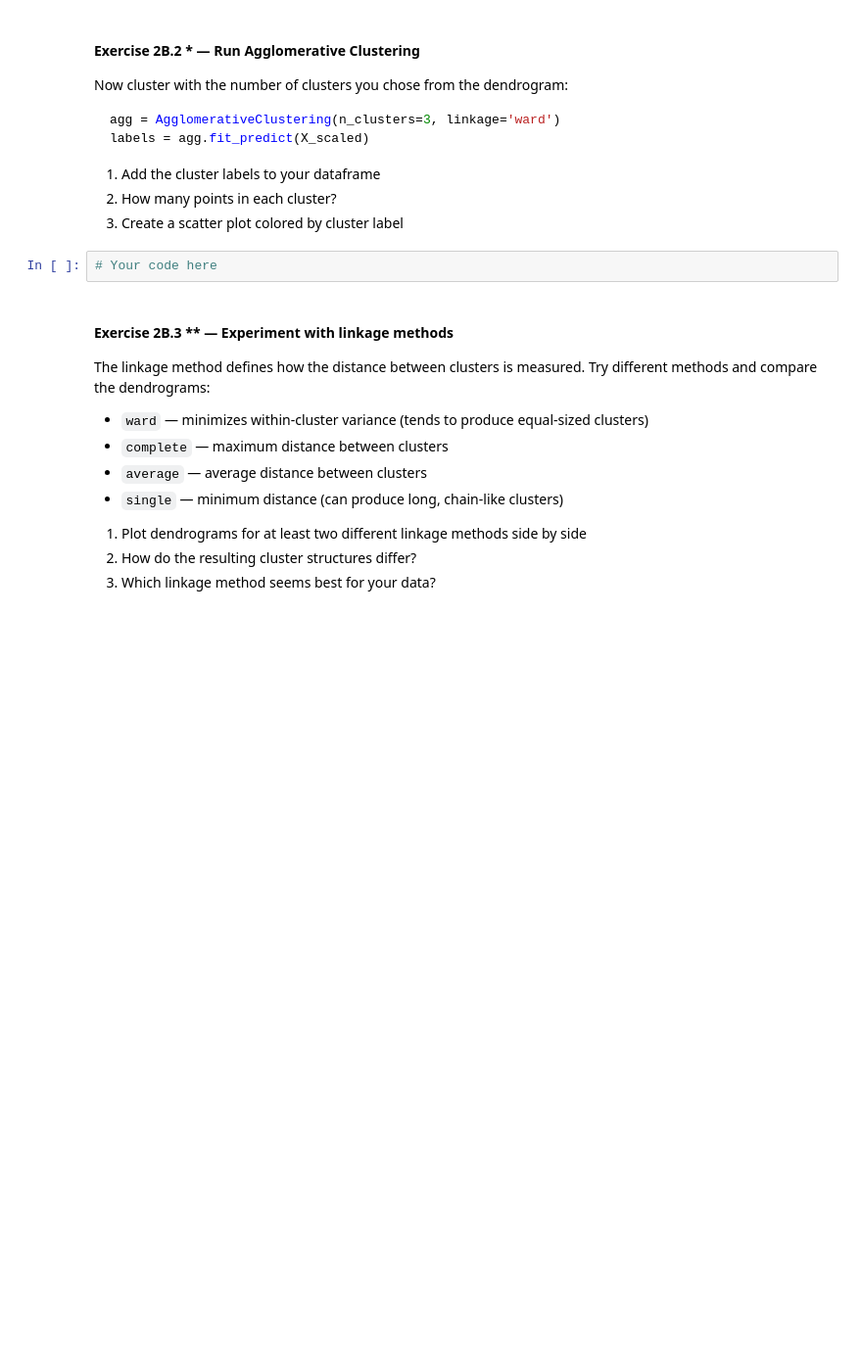
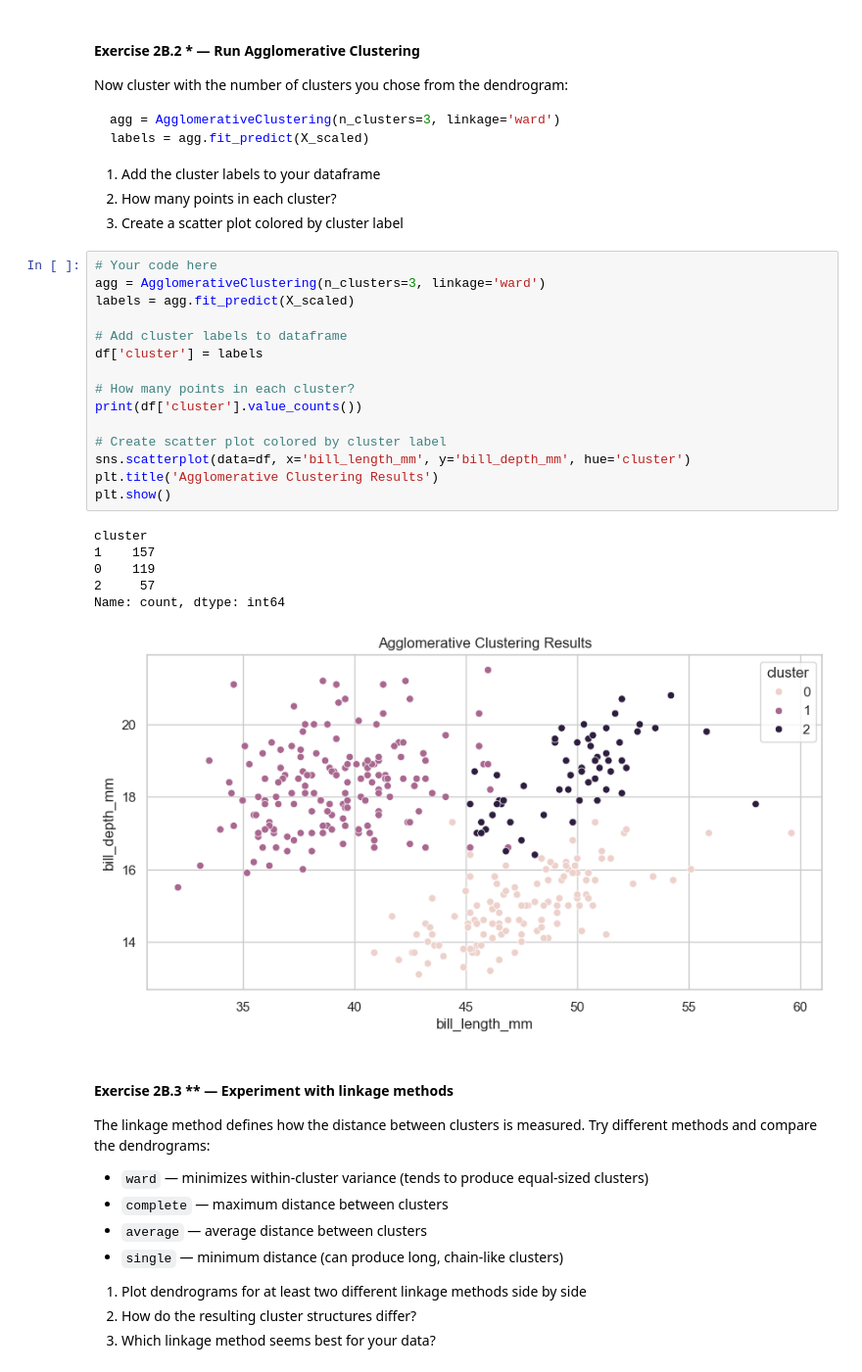
Before and after one commit to NootNoot583/Workshop-UML, a Jupyter notebook: unsupervised_ml_workshop.ipynb, the cells around one changed output. Shown at 98% size. Drawn from its saved outputs; the diff is of its cells as text; blank space fills up the shorter version.

```diff
--- a/unsupervised_ml_workshop.ipynb
+++ b/unsupervised_ml_workshop.ipynb
@@ -356,8 +365,28 @@ labels = agg.fit_predict(X_scaled)
 1. Add the cluster labels to your dataframe
 2. How many points in each cluster?
 3. Create a scatter plot colored by cluster label
-# %%
-# Your code here
+# %%
+# Your code here
+agg = AgglomerativeClustering(n_clusters=3, linkage='ward')
+labels = agg.fit_predict(X_scaled)
+
+# Add cluster labels to dataframe
+df['cluster'] = labels
+
+# How many points in each cluster?
+print(df['cluster'].value_counts())
+
+# Create scatter plot colored by cluster label
+sns.scatterplot(data=df, x='bill_length_mm', y='bill_depth_mm', hue='cluster')
+plt.title('Agglomerative Clustering Results')
+plt.show()
+# %% [output]
+cluster
+1    157
+0    119
+2     57
+Name: count, dtype: int64
+[figure, added]
 # %% [markdown]
 #### Exercise 2B.3 ** — Experiment with linkage methods
 
```
Also changed, not shown: parts of 7 cells of this notebook.
